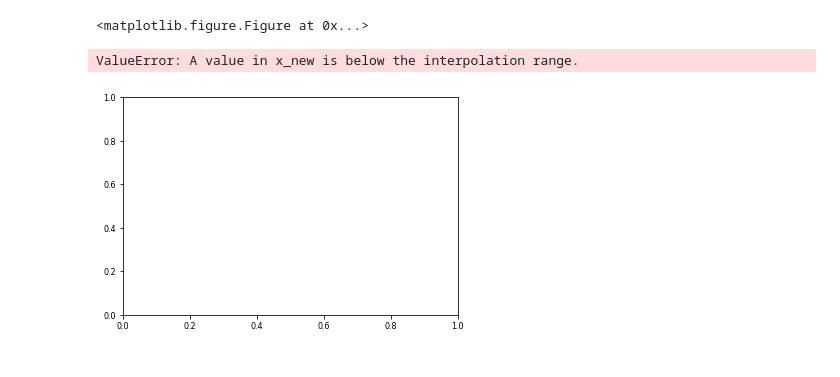
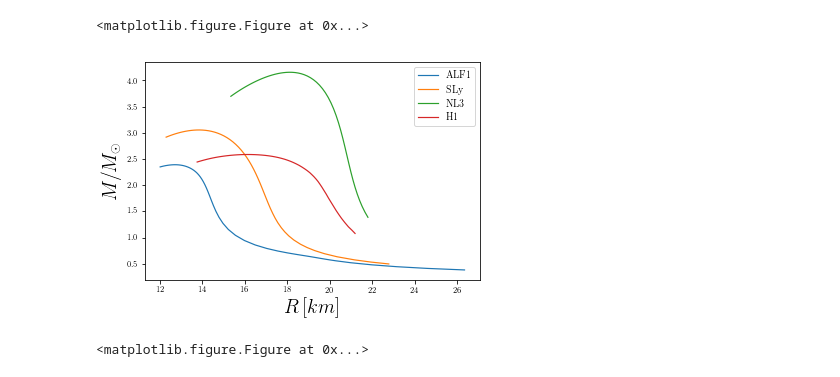
Before and after one commit to DavidRamosSal/stellar_structure, a Jupyter notebook: MassRadius.ipynb, the cells around one changed output. Drawn from its saved outputs; the diff is of its cells as text; code cells hidden in the pictures.

Commit message:
Using new stepsize control
Better results with new stepsize formula

```diff
--- a/MassRadius.ipynb
+++ b/MassRadius.ipynb
@@ -91,3 +108,6 @@ plt.clf()
+# %%
+def stepsize(m,P,ds,delta):
+    return delta*((1/m)*ds[0]-(1/P)*ds[1])**(-1)
 # %%
 def StaticSeqMR(y0,r0,dr,rhoEoS):
     def TOV(r,y):
@@ -110,10 +147,10 @@ def StaticSeqMR(y0,r0,dr,rhoEoS):
 # %%
-def MRrho(m0,nu0,r0,dr,rhosc,rhoEoS,PEoS):
-    psc=PEoS(rhosc/Sigma) #Range of central central pressures
+def MRrho(m0,r0,dr0,rhosc,rhoEoS,PEoS):
+    psc=PEoS(rhosc/Sigma) #Range of central pressures
     MM=[];RR=[];rhorho=[]
 
     for pc in psc:
-        MRrho=StaticSeqMR([m0,pc,nu0],r0,dr,rhoEoS)
+        MRrho=staticMR([m0,pc],r0,dr0,rhoEoS)
        # print(MRrho)
         RR=RR+[MRrho[1]]
         MM=MM+[MRrho[0]]
@@ -122,31 +159,41 @@ def MRrho(m0,nu0,r0,dr,rhosc,rhoEoS,PEoS):
     return [RR,MM,rhorho]
 # %%
 #Range of central densities
-n=np.arange(14.1,16,0.05)
+n=np.arange(14.5,15.61,0.02)
 rhosc=10.0**n
 
 #Initial values
-dr=1e-4 # Step size
-r0=dr/1000.0 # Initial point
+dr0=1e-8 # Step size
+r0=dr0 # Initial point
 m0=0
-nu0=0
+delta=0.1
+# %%
+MRALF1=MRrho(m0,r0,dr0,rhosc,rho_ALF1,P_ALF1)
+MRSLy=MRrho(m0,r0,dr0,rhosc,rho_SLy,P_SLy)
+MRNL3=MRrho(m0,r0,dr0,rhosc,rho_NL3,P_NL3)
+MRH1=MRrho(m0,r0,dr0,rhosc,rho_H1,P_H1)
 # %%
+plt.rc('text', usetex=True)
+plt.rc('font', family='serif')
 plt.rc('axes', labelsize=20)
 plt.rc('xtick', labelsize=8)
 plt.rc('ytick', labelsize=8)
 
-fig=plt.figure()
+fig = plt.figure()
 ax = fig.add_subplot(1, 1, 1)
 
-MRSLy=MRrho(m0,nu0,r0,dr,rhosc,rho_ALF1,P_ALF1)
+plt.plot(MRALF1[0], MRALF1[1],'-', linewidth=1.2,label='ALF1')
+plt.plot(MRSLy[0], MRSLy[1],'-', linewidth=1.2,label='SLy')
+plt.plot(MRNL3[0], MRNL3[1],'-', linewidth=1.2,label='NL3')
+plt.plot(MRH1[0], MRH1[1],'-', linewidth=1.2,label='H1')
 
-plt.plot(MRSLy[0], MRSLy[1],'b-', linewidth=1.2)
 plt.xlabel(r'$R\,[km]$')
 plt.ylabel(r'$M/M_{\odot}$')
-plt.savefig('MRrel.png', format='png', dpi=1000)
+plt.legend()
+plt.savefig('MRrels.png', format='png', dpi=1000,bbox_inches="tight")
 #plt.savefig('MRrel_NL3.eps')
 plt.show()
 plt.clf()
 # %% [output]
+[figure, new version]
-ValueError: A value in x_new is below the interpolation range.
+<matplotlib.figure.Figure at 0x...>
-[figure, old version]
```
Also changed, not shown: parts of 3 cells of this notebook, 9 other files.
